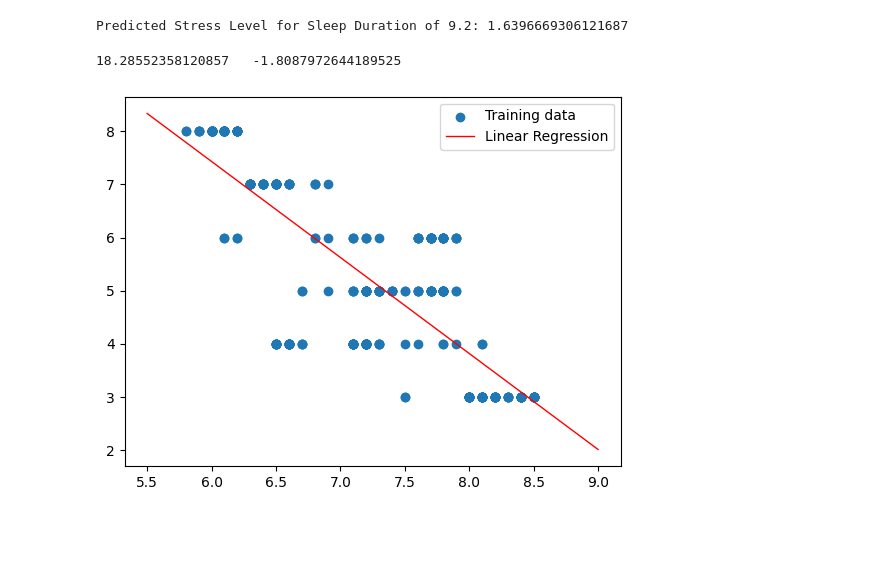
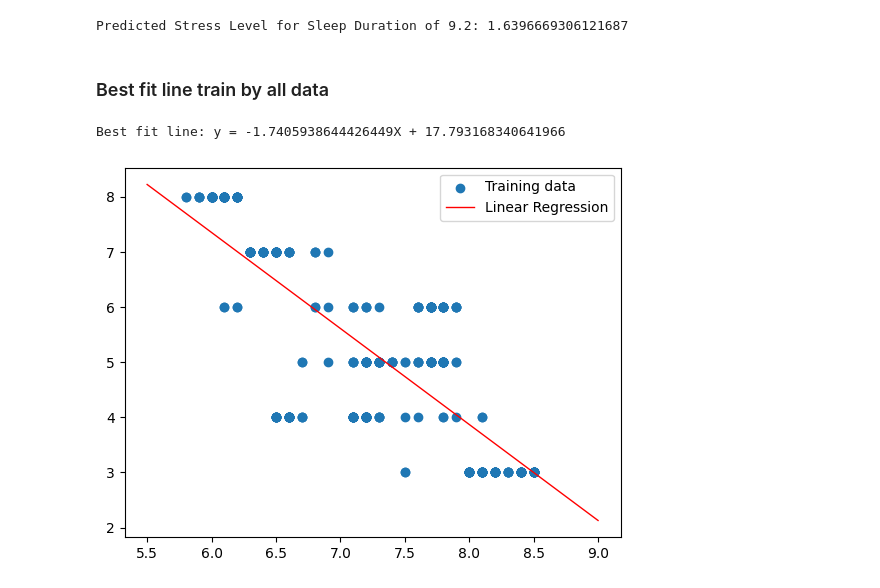
Before and after one commit to thangthewinner/MAS291_Project, a Jupyter notebook: project.ipynb, the cells around one changed output. Drawn from its saved outputs; the diff is of its cells as text; code cells hidden in the pictures; blank space fills up the shorter version.

```diff
--- a/project.ipynb
+++ b/project.ipynb
@@ -396,32 +386,31 @@ predicted_stress_level = model.predict([[future_sleep_duration]])
 print(f'Predicted Stress Level for Sleep Duration of {future_sleep_duration}: {predicted_stress_level[0]}')
 # %% [output]
 Predicted Stress Level for Sleep Duration of 9.2: 1.6396669306121687
-# %%
-#Khoi tao tham so theta, alpha, epslk
-theta0=10
-theta1=-4
-alpha=0.01
-eps=1e-8
-der_theta0=1
-der_theta1=1
-X = np.array(df['SleepDuration'])
-Y = np.array(df['StressLevel'])
-while True:
-  if abs(der_theta0) < eps and abs(der_theta1) < eps:
-    break
-  der_theta0 = np.mean(X*theta1 + theta0 - Y)
-  der_theta1 = np.mean((X*theta1 + theta0 - Y)*X)
-  theta0 = theta0 - alpha*der_theta0
-  theta1 = theta1 - alpha*der_theta1
-print(theta0," ",theta1)
-# %% [output]
-18.28552358120857   -1.8087972644189525
+# %%
+#Khoi tao tham so theta, alpha, epslk
+def gradient_descent(X,Y,learning_rate=0.01,iterations=15000):
+  m = X.shape[0]
+  theta = np.zeros(2)
+  X_b = np.c_[np.ones((m, 1)), X]  # add x0 = 1 to each instance
+
+  for iteration in range(iterations):
+      gradients = 2/m * X_b.T.dot(X_b.dot(theta) - Y)
+      theta = theta - learning_rate * gradients
+
+  return theta
+# %% [markdown]
+### Best fit line train by all data
 # %%
 x_vis = np.array([5.5,9])
-y_vis = theta1*x_vis + theta0
+X = np.array(df['SleepDuration'])
+Y = np.array(df['StressLevel'])
+theta = gradient_descent(X, Y)
+y_vis = theta[1]*x_vis + theta[0]
+print(f"Best fit line: y = {theta[1]}X + {theta[0]}")
 plt.scatter(X,Y,label='Training data')
 plt.plot(x_vis, y_vis,color='red',linewidth=1,linestyle='-',label='Linear Regression')
 plt.legend(loc='best')
 plt.show()
 # %% [output]
+Best fit line: y = -1.7405938644426449X + 17.793168340641966
-[figure, old version]
+[figure, new version]
```
Also changed, not shown: parts of 18 cells of this notebook, 1 other file.
